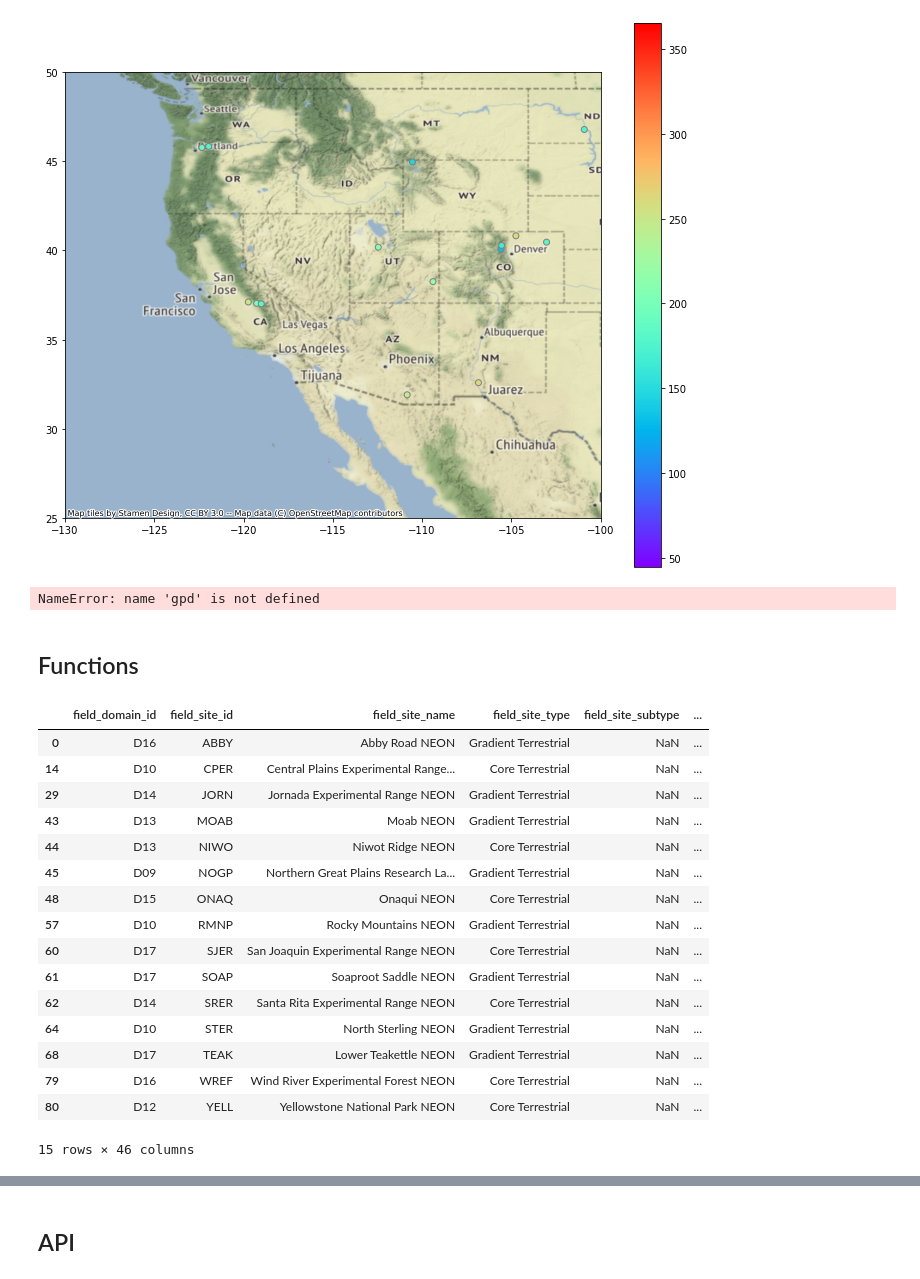
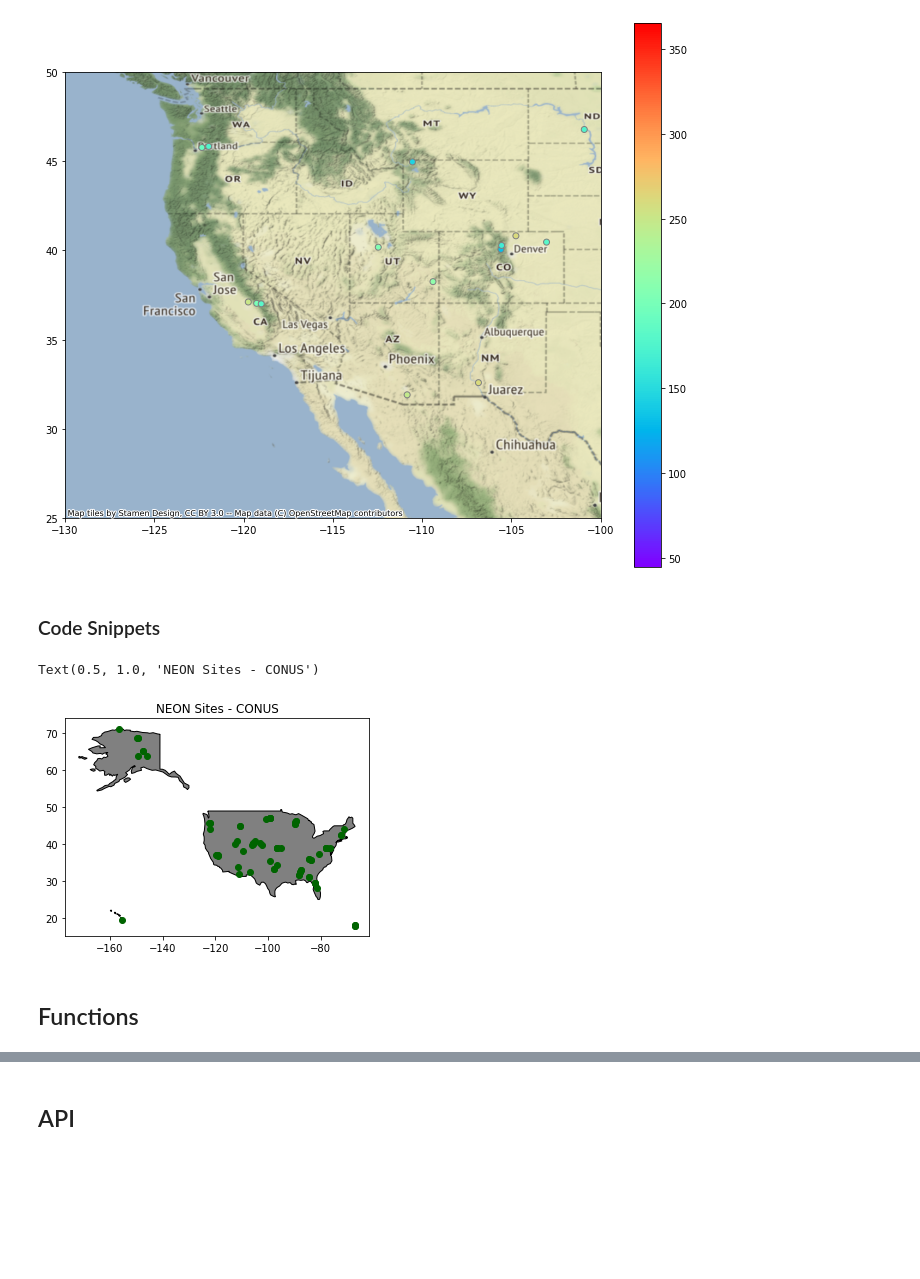
Before and after one commit to cnorristellar/macrosystems, a Jupyter notebook: prototyping-python.ipynb, the cells around one changed output, grey strips where cells are left out. Saved outputs shown, nothing was run; the diff lists cells and outputs as text; code cells hidden in the pictures; blank space fills up the shorter version.

Commit message:
Site_filter function. Tuned nb organization.

```diff
--- a/prototyping-python.ipynb
+++ b/prototyping-python.ipynb
@@ -202,59 +212,22 @@ ctx.add_basemap(ax, crs=neon_terrestrial_sites.crs.to_string())
 plt.show()
 # %% [output]
 [figure]
+# %% [markdown]
+### Code Snippets
 # %%
 # Geopandas plotting method with built-in map: Using built in geopandas
+world_map = gpd.read_file(gpd.datasets.get_path('naturalearth_lowres'))
+world_map
 
-# world_map = gpd.read_file(gpd.datasets.get_path('naturalearth_lowres'))
-# world_map
+axis = world_map[
+    world_map.name == 'United States of America'].plot(neon_gdf,
+                                                       color = 'grey',
+                                                       edgecolor = 'black')
 
-# axis = world_map[
-#     world_map.name == 'United States of America'].plot(neon_gdf,
-#                                                        color = 'grey',
-#                                                        edgecolor = 'black')
-
-# neon_gdf.plot(ax=axis, color="darkgreen")
-# plt.title('NEON Sites - CONUS')
+neon_gdf.plot(ax=axis, color="darkgreen")
+plt.title('NEON Sites - CONUS')
 # %% [output]
-NameError: name 'gpd' is not defined
+Text(0.5, 1.0, 'NEON Sites - CONUS')
+[figure, added]
 # %% [markdown]
 ## Functions
-# %%
-neon_bbox = neon_gdf.total_bounds
-# print(neon_bbox)
-
-xmin, ymin, xmax, ymax = neon_gdf.total_bounds
-
-neon_west_box = neon_gdf.cx[-130:-100, 25:50]
-# print(neon_west_bbox)
-
-neon_west_sites = neon_gdf[neon_gdf.geometry.within(neon_west_box)]
-neon_west_sites
-
-
-# Create filter list - terrestrial - core & gradient
-terrestrial_filter = ["Gradient Terrestrial", "Core Terrestrial"]
-
-# Create terrestrial sites
-neon_west_terrestrial = neon_west_sites[
-    neon_west_sites.field_site_type.isin(terrestrial_filter)]
-
-neon_west_terrestrial
-# %% [output]
-|  | field_domain_id | field_site_id | field_site_name | field_site_type | field_site_subtype | ... |
-| 0 | D16 | ABBY | Abby Road NEON | Gradient Terrestrial | NaN | ... |
-| 14 | D10 | CPER | Central Plains Experimental Range... | Core Terrestrial | NaN | ... |
-| 29 | D14 | JORN | Jornada Experimental Range NEON | Gradient Terrestrial | NaN | ... |
-| 43 | D13 | MOAB | Moab NEON | Gradient Terrestrial | NaN | ... |
-| 44 | D13 | NIWO | Niwot Ridge NEON | Core Terrestrial | NaN | ... |
-| 45 | D09 | NOGP | Northern Great Plains Research La... | Gradient Terrestrial | NaN | ... |
-| 48 | D15 | ONAQ | Onaqui NEON | Core Terrestrial | NaN | ... |
-| 57 | D10 | RMNP | Rocky Mountains NEON | Gradient Terrestrial | NaN | ... |
-| 60 | D17 | SJER | San Joaquin Experimental Range NEON | Core Terrestrial | NaN | ... |
-| 61 | D17 | SOAP | Soaproot Saddle NEON | Gradient Terrestrial | NaN | ... |
-| 62 | D14 | SRER | Santa Rita Experimental Range NEON | Core Terrestrial | NaN | ... |
-| 64 | D10 | STER | North Sterling NEON | Gradient Terrestrial | NaN | ... |
-| 68 | D17 | TEAK | Lower Teakettle NEON | Gradient Terrestrial | NaN | ... |
-| 79 | D16 | WREF | Wind River Experimental Forest NEON | Core Terrestrial | NaN | ... |
-| 80 | D12 | YELL | Yellowstone National Park NEON | Core Terrestrial | NaN | ... |
-15 rows × 46 columns
```
Also changed, not shown: parts of 20 cells of this notebook.
